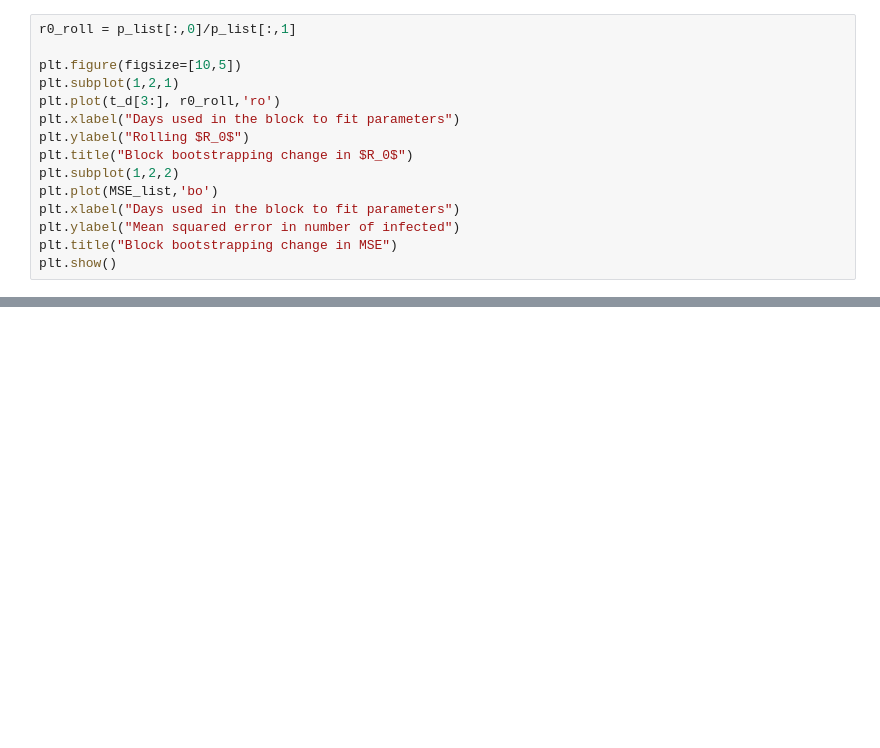
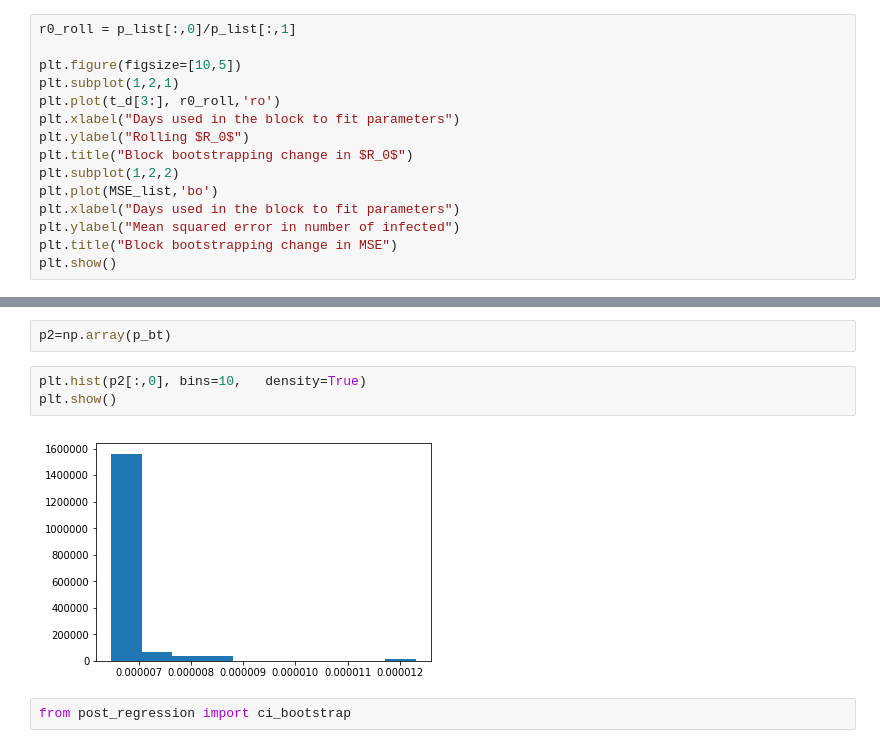
Before and after one commit to open-sir/open-sir, a Jupyter notebook: SIR-X.ipynb, the cells around one changed output, grey strips where cells are left out. Drawn from its saved outputs; the diff is of its cells as text; blank space fills up the shorter version.

```diff
--- a/SIR-X.ipynb
+++ b/SIR-X.ipynb
@@ -370,0 +491,9 @@ plt.show()
+# %%
+p2=np.array(p_bt)
+# %%
+plt.hist(p2[:,0], bins=10,   density=True)
+plt.show()
+# %% [output]
+[figure, added]
+# %%
+from post_regression import ci_bootstrap
```
Also changed, not shown: parts of 19 cells of this notebook.
